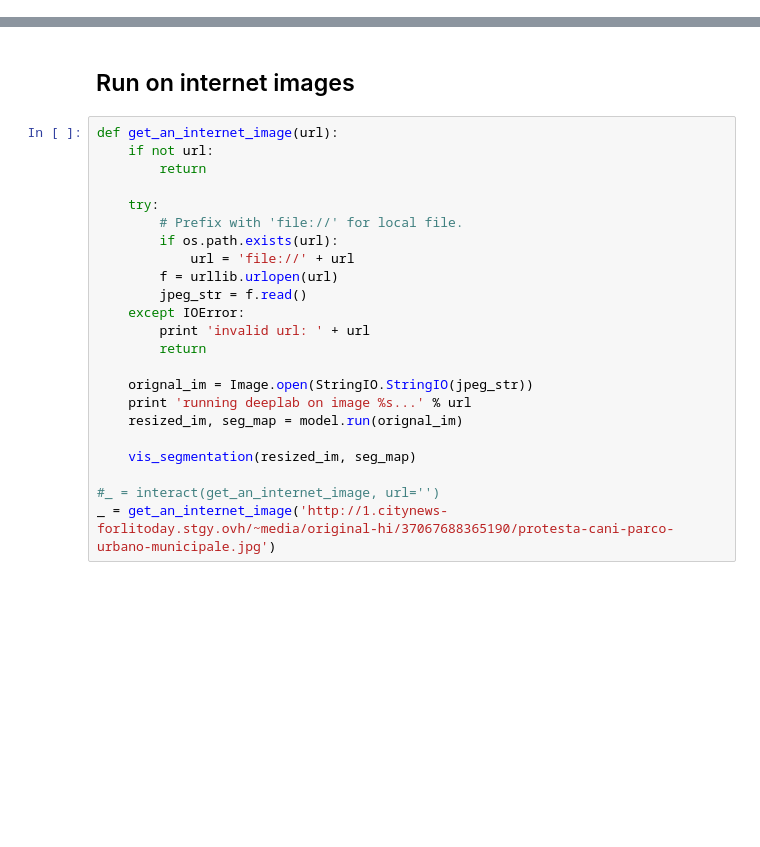
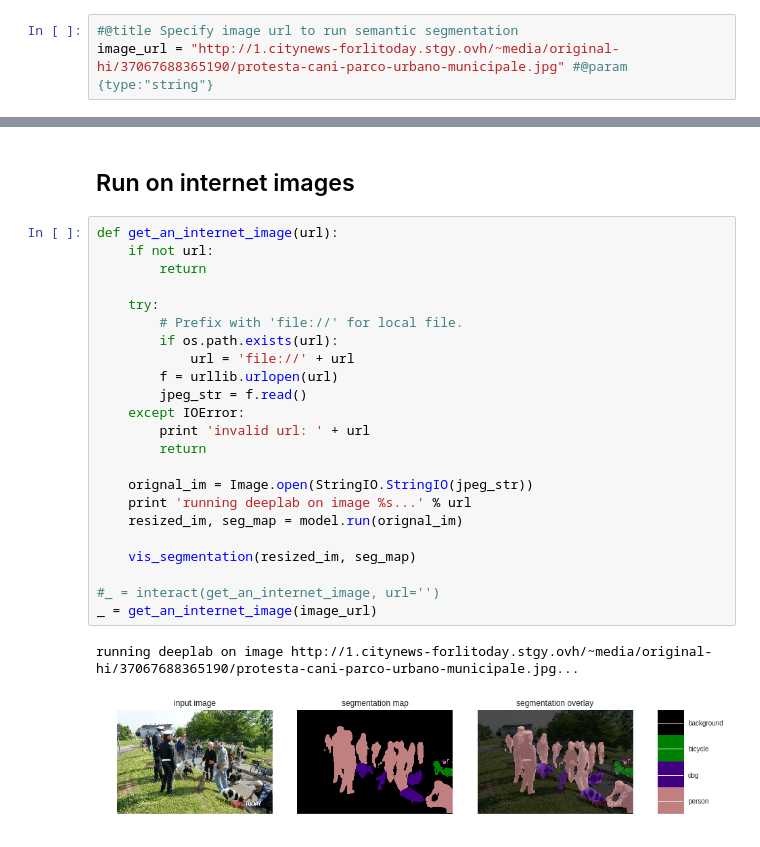
Before and after one commit to dineshresearch/deeplab_demo_colaboratory, a Jupyter notebook: deeplab_demo_col.ipynb, the cells around one changed output, grey strips where cells are left out. Saved outputs shown, nothing was run; the diff lists cells and outputs as text; blank space fills up the shorter version.

```diff
--- a/deeplab_demo_col.ipynb
+++ b/deeplab_demo_col.ipynb
@@ -9,3 +7,6 @@ image_url = 'https://www.animalipucciosi.com/wp-content/uploads/2017/04/in_bici_
+# %%
+#@title Specify image url to run semantic segmentation
+image_url = "http://1.citynews-forlitoday.stgy.ovh/~media/original-hi/37067688365190/protesta-cani-parco-urbano-municipale.jpg" #@param {type:"string"}
 # %% [markdown]
 ## Imports
 # %%
@@ -197,23 +222,26 @@ _ = interact(run_demo_image, image_name=['image1.jpg', 'image2.jpg', 'image3.jpg
 # %%
 def get_an_internet_image(url):
     if not url:
         return
 
     try:
         # Prefix with 'file://' for local file.
         if os.path.exists(url):
             url = 'file://' + url
         f = urllib.urlopen(url)
         jpeg_str = f.read()
     except IOError:
         print 'invalid url: ' + url
         return
 
     orignal_im = Image.open(StringIO.StringIO(jpeg_str))
     print 'running deeplab on image %s...' % url
     resized_im, seg_map = model.run(orignal_im)
 
     vis_segmentation(resized_im, seg_map)
 
 #_ = interact(get_an_internet_image, url='')
-_ = get_an_internet_image('http://1.citynews-forlitoday.stgy.ovh/~media/original-hi/37067688365190/protesta-cani-parco-urbano-municipale.jpg')
+_ = get_an_internet_image(image_url)
+# %% [output]
+running deeplab on image http://1.citynews-forlitoday.stgy.ovh/~media/original-hi/37067688365190/protesta-cani-parco-urbano-municipale.jpg...
+[figure, added]
```
Also changed, not shown: parts of 4 cells of this notebook.
